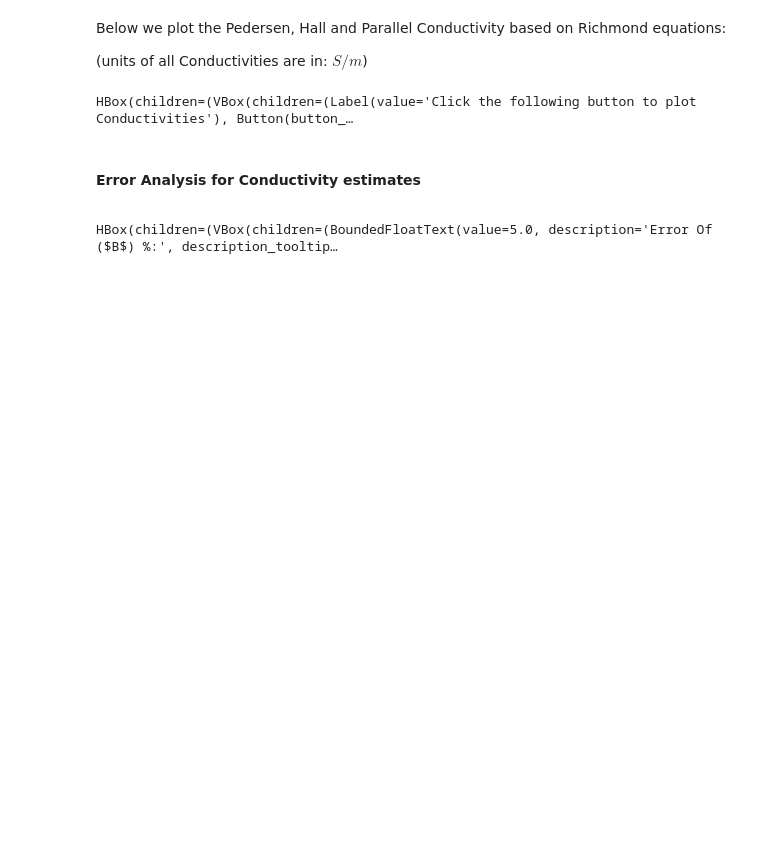
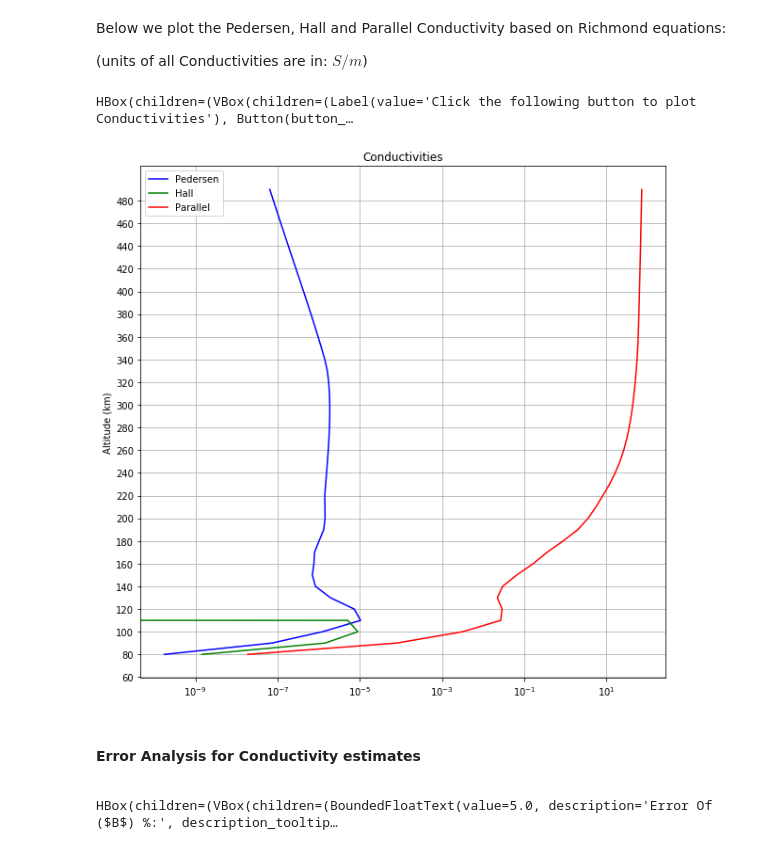
Before and after one commit to Xritsos/Dedaulus, a Jupyter notebook: DaedalusMAZE_ATBDs/DaedalusMAZE_ATBD_Conductivities_V2.ipynb, the cells around one changed output. Saved outputs shown, nothing was run; the diff lists cells and outputs as text; code cells hidden in the pictures; blank space fills up the shorter version.

```diff
--- a/DaedalusMAZE_ATBDs/DaedalusMAZE_ATBD_Conductivities_V2.ipynb
+++ b/DaedalusMAZE_ATBDs/DaedalusMAZE_ATBD_Conductivities_V2.ipynb
@@ -631,40 +635,41 @@ def plotting_Conductivities(x):
     plt.rcParams['figure.figsize'] = (10, 10)
     plt.grid()
     plt.yticks(np.arange(0, max_alt_value, max_alt_value/25))
-    plt.xlabel('')
+    plt.xlabel('Conductivity S/m')
     plt.ylabel('Altitude (km)')
     plt.title("Conductivities") # S/m
     plt.xscale('log')
 
     plt.plot(Pedersen,heights,color='blue', label="Pedersen")
     plt.plot(Hall,heights,color='green',label="Hall")
     plt.plot(Parallel,heights,color='red',label="Parallel")
     plt.legend(loc='best')
     plt.show()
     #end of plotting densities
 
 plotC_button=widgets.Button(
     value=False,
     description='Plot_Conductivities',
     disabled=False,
     button_style='success', # 'success', 'info', 'warning', 'danger' or ''
     tooltip='Press to Plot Conductivities',
     icon='check',
     layout=button_layout,
     style=style,
 
 )
 label_Conductivities=widgets.Label(
     value='Click the following button to plot Conductivities',
 
 )
 y5=widgets.VBox([label_Conductivities,plotC_button])
 
 plotC_button.on_click(plotting_Conductivities)
 box3=widgets.HBox([y5])
 display(box3)
 # %% [output]
 HBox(children=(VBox(children=(Label(value='Click the following button to plot Conductivities'), Button(button_…
+[figure, added]
 # %% [markdown]
 #### Error Analysis for Conductivity estimates
 <a class="anchor" id="Error-Analysis_Code"></a>
```
Also changed, not shown: parts of 6 cells of this notebook.
